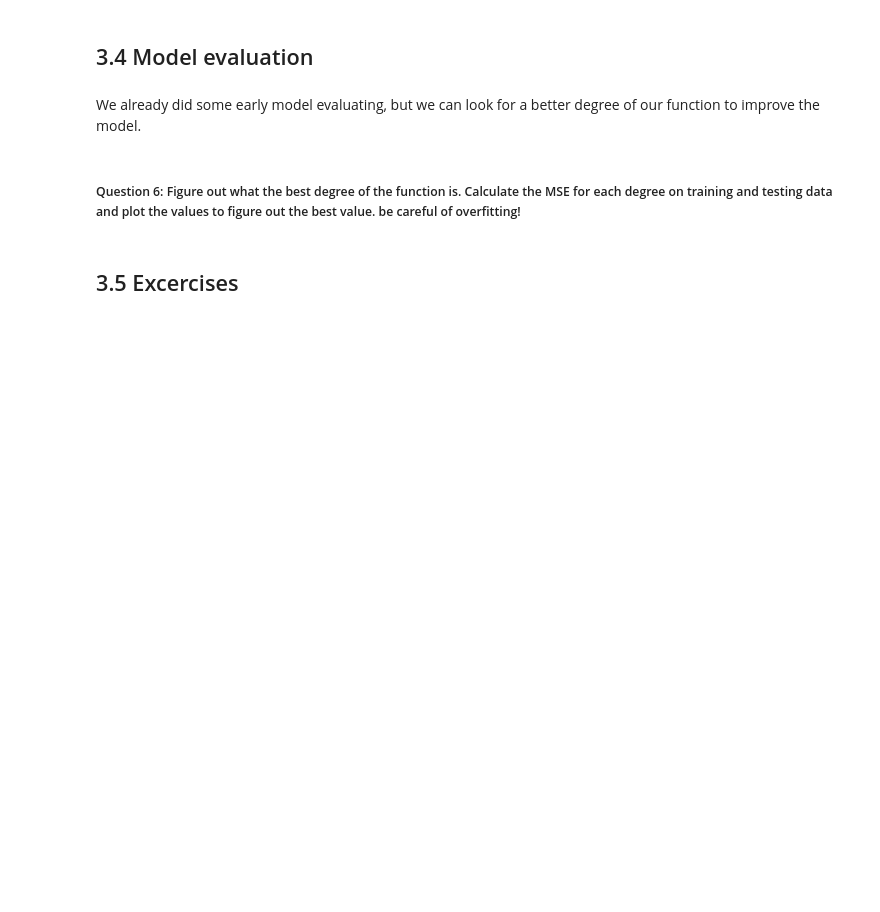
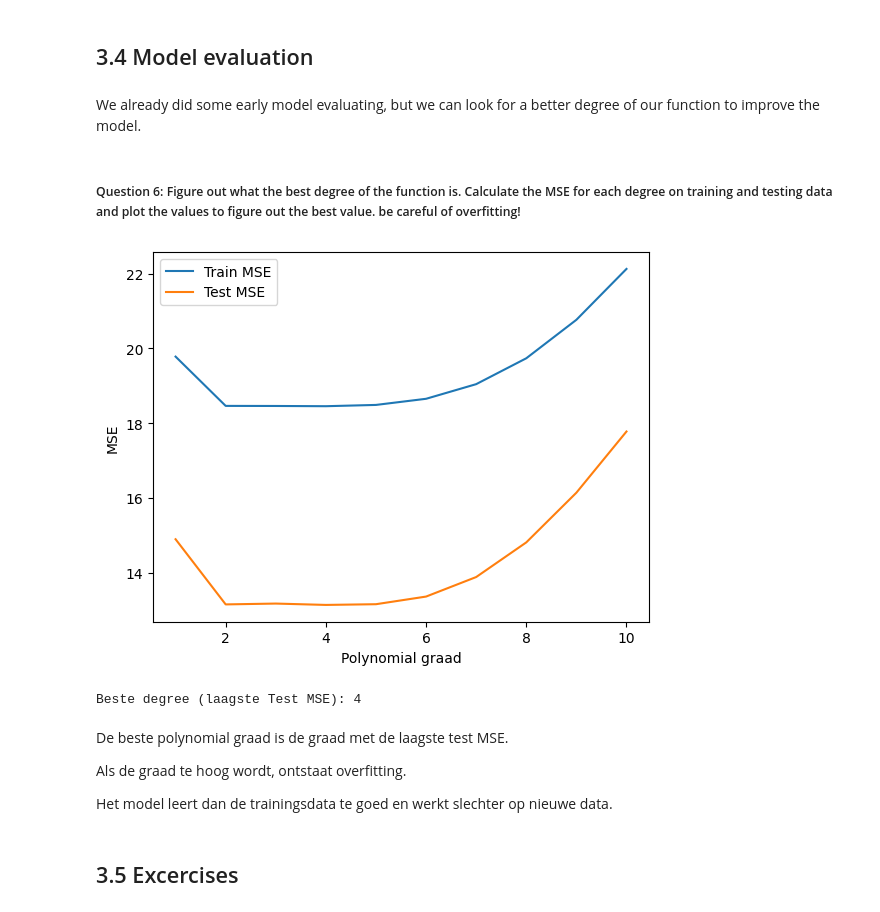
Before and after one commit to ChaybonV/Data-Science-Fundamentals, a Jupyter notebook: 03/DSF 03 - Polynomial Regression Excercise.ipynb, the cells around one changed output. Drawn from its saved outputs; the diff is of its cells as text; code cells hidden in the pictures; blank space fills up the shorter version.

```diff
--- a/03/DSF 03 - Polynomial Regression Excercise.ipynb
+++ b/03/DSF 03 - Polynomial Regression Excercise.ipynb
@@ -48 +163,20 @@ sns.heatmap(df.corr(),cmap='viridis',annot=True)
 ##### Question 5: Create a model using polynomial regression. Make an educated guess on the degree of the function and plot the model. Calculate the $R^2$ and MSE. Compare this to the metrics of your linear regression model. Is there an improvement?
+# %%
+poly = PolynomialFeatures(degree=2)
+
+Xw_train_poly = poly.fit_transform(Xw_train)
+Xw_test_poly = poly.transform(Xw_test)
+
+poly_model = LinearRegression()
+poly_model.fit(Xw_train_poly, y_train)
+
+y_pred_poly = poly_model.predict(Xw_test_poly)
+
+mse_poly = mean_squared_error(y_test, y_pred_poly)
+mae_poly = mean_absolute_error(y_test, y_pred_poly)
+
+r2_poly = poly_model.score(Xw_test_poly, y_test)
+
+print("R²:", r2_poly)
+print("MAE:", mae_poly)
+print("MSE:", mse_poly)
@@ -52,5 +196,47 @@ sns.heatmap(df.corr(),cmap='viridis',annot=True)
 We already did some early model evaluating, but we can look for a better degree of our function to improve the model.
 # %% [markdown]
 ##### Question 6: Figure out what the best degree of the function is. Calculate the MSE for each degree on training and testing data and plot the values to figure out the best value. be careful of overfitting!
+# %%
+degrees = range(1, 11)
+
+train_mse = []
+test_mse = []
+train_mae = []
+test_mae = []
+
+for d in degrees:
+    poly = PolynomialFeatures(degree=d)
+    Xt_train = poly.fit_transform(Xw_train)
+    Xt_test = poly.transform(Xw_test)
+
+    model = LinearRegression()
+    model.fit(Xt_train, y_train)
+
+    pred_train = model.predict(Xt_train)
+    pred_test = model.predict(Xt_test)
+
+    train_mse.append(mean_squared_error(y_train, pred_train))
+    test_mse.append(mean_squared_error(y_test, pred_test))
+    train_mae.append(mean_absolute_error(y_train, pred_train))
+    test_mae.append(mean_absolute_error(y_test, pred_test))
+
+plt.plot(degrees, train_mse, label="Train MSE")
+plt.plot(degrees, test_mse, label="Test MSE")
+plt.xlabel("Polynomial graad")
+plt.ylabel("MSE")
+plt.legend()
+plt.show()
+
+best_degree = degrees[np.argmin(test_mse)]
+print("Beste degree (laagste Test MSE):", best_degree)
+# %% [output]
+[figure, added]
+Beste degree (laagste Test MSE): 4
+# %% [markdown]
+De beste polynomial graad is de graad met de laagste test MSE.
+
+Als de graad te hoog wordt, ontstaat overfitting.
+
+Het model leert dan de trainingsdata te goed en werkt slechter op nieuwe data.
 # %% [markdown]
 ## 3.5 Excercises
```
Also changed, not shown: parts of 21 cells of this notebook.
